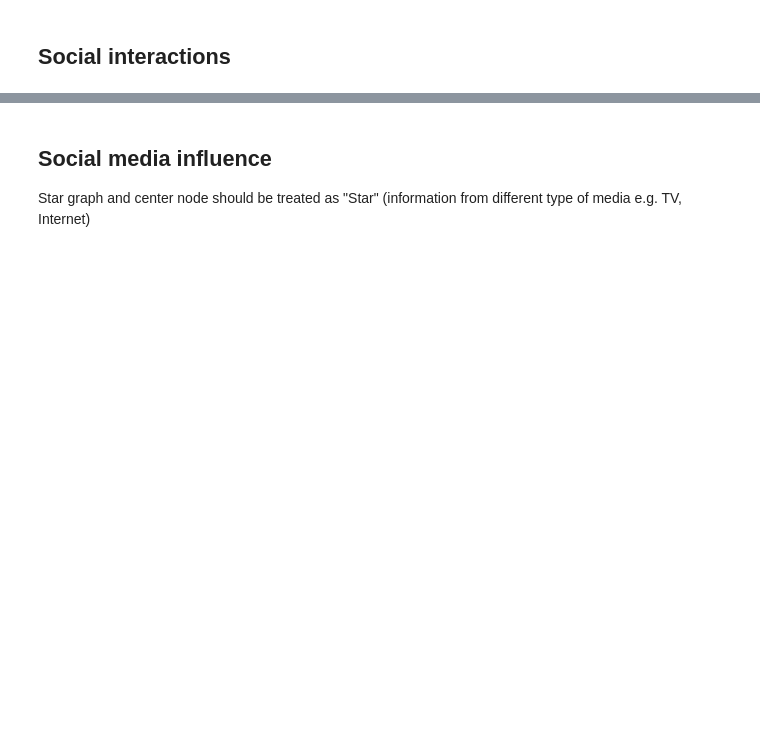
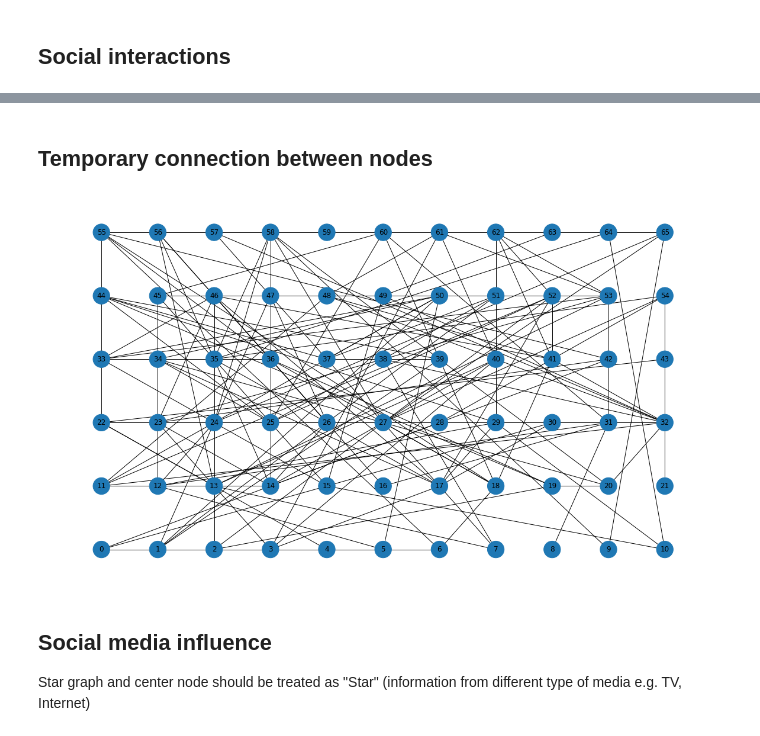
Before and after one commit to dpalatynski/Master-Thesis, a Jupyter notebook: Networks - neighbourhood.ipynb, the cells around one changed output, grey strips where cells are left out. Drawn from its saved outputs; the diff is of its cells as text; code cells hidden in the pictures; blank space fills up the shorter version.

```diff
--- a/Networks - neighbourhood.ipynb
+++ b/Networks - neighbourhood.ipynb
@@ -78,3 +77,12 @@ nx.draw(K, with_labels=True, pos=pos)
+# %% [markdown]
+## Temporary connection between nodes
+# %%
+K_temp = nx.fast_gnp_random_graph(len(G.nodes()), 0.07)
+
+plt.figure(figsize=(16, 9))
+nx.draw(K_temp, with_labels=True, pos=pos, node_size=[800]*len(K))
+# %% [output]
+[figure, added]
 # %% [markdown]
 ## Social media influence
 
```
Also changed, not shown: parts of 9 cells of this notebook, 5 other files.
